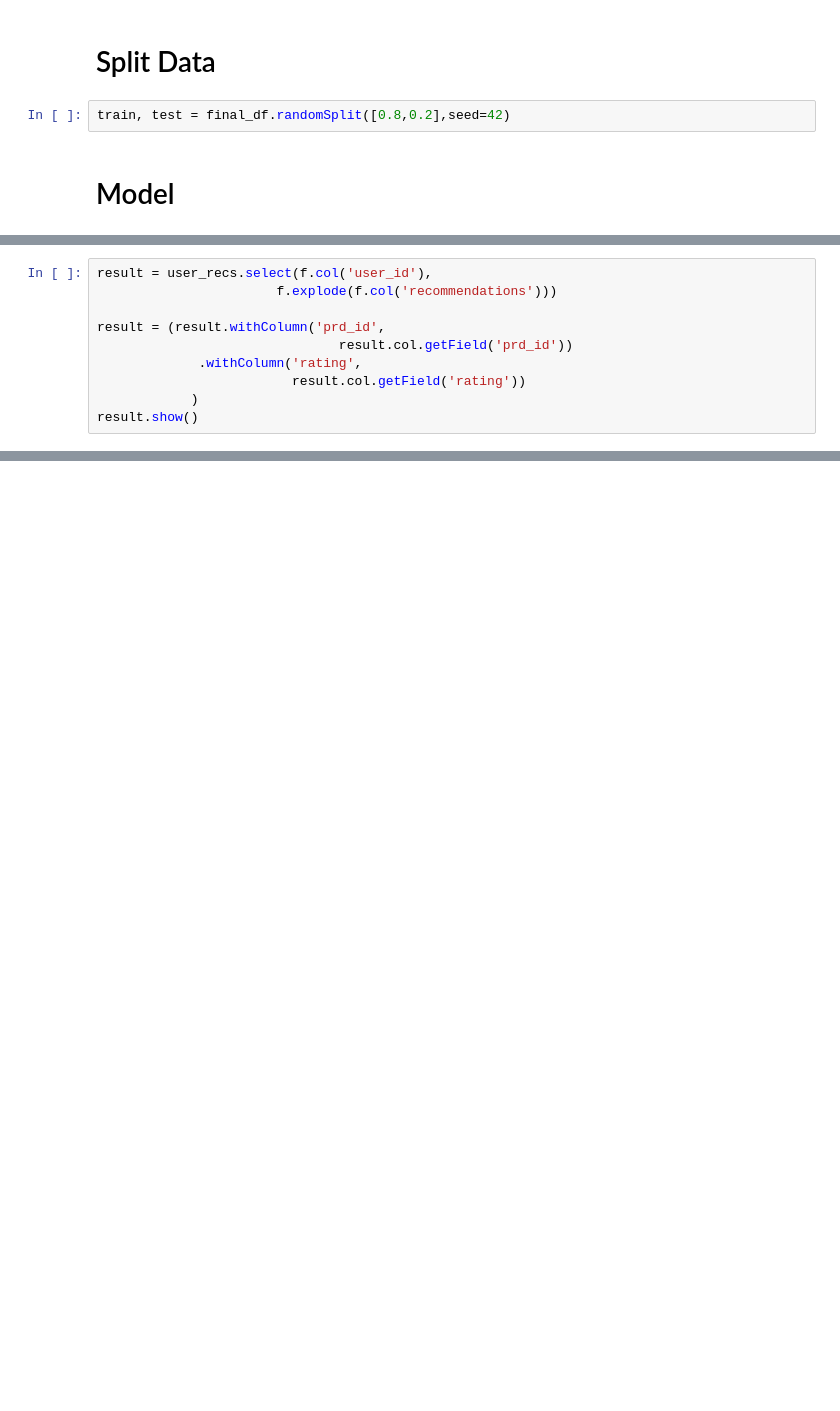
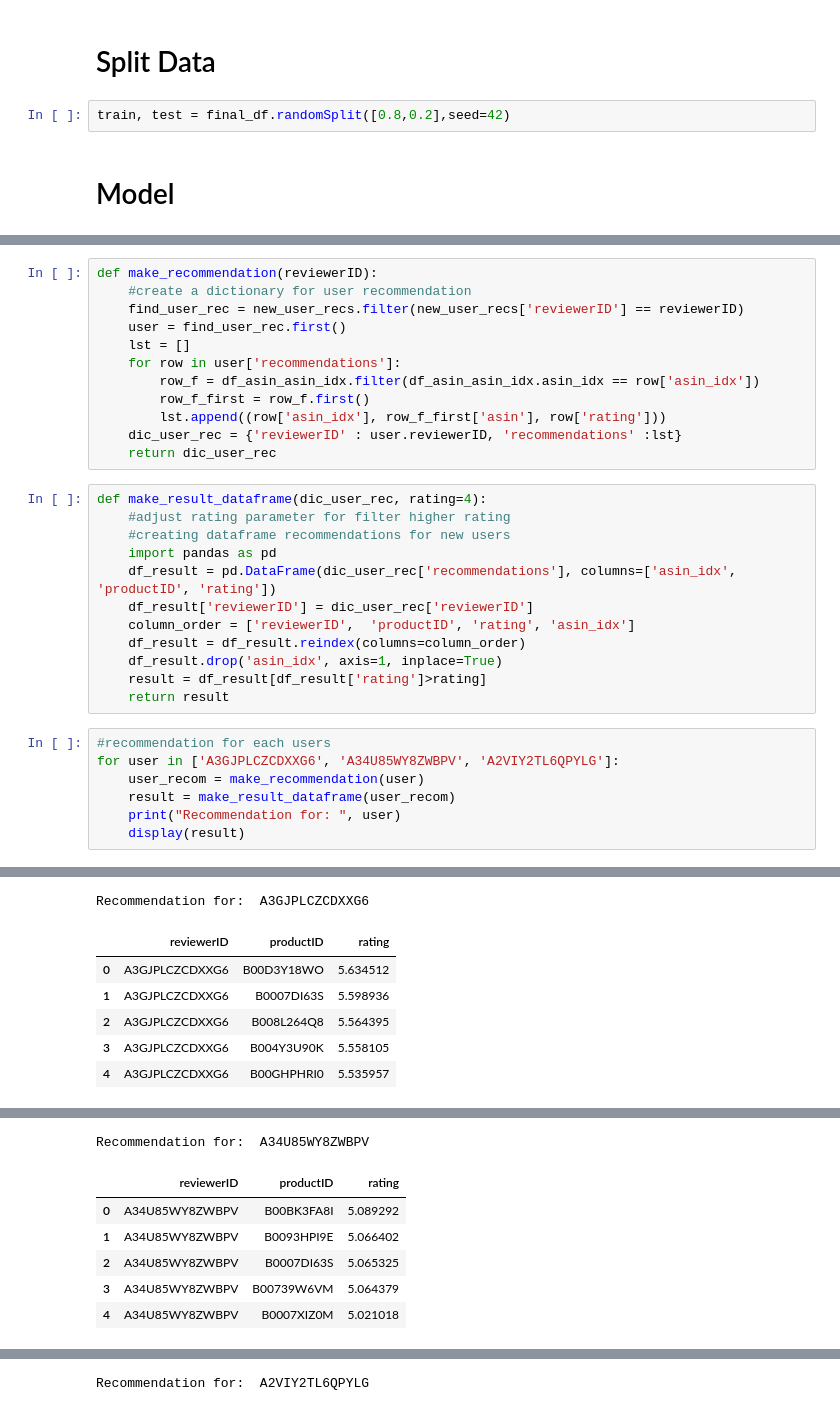
Before and after one commit to Trihamhochoi/Recommendated_System, a Jupyter notebook: CODE/ALS_CF.ipynb, the cells around one changed output, grey strips where cells are left out. Cells and saved outputs as stored; diff of their text form; blank space fills up the shorter version.

```diff
--- a/CODE/ALS_CF.ipynb
+++ b/CODE/ALS_CF.ipynb
@@ -276,10 +224,0 @@ only showing top 10 rows
-# %%
-result = user_recs.select(f.col('user_id'),
-                       f.explode(f.col('recommendations')))
-
-result = (result.withColumn('prd_id',
-                               result.col.getField('prd_id'))
-             .withColumn('rating',
-                         result.col.getField('rating'))
-            )
-result.show()
@@ -398,0 +328,32 @@ only showing top 20 rows
+# %%
+def make_recommendation(reviewerID):
+    #create a dictionary for user recommendation
+    find_user_rec = new_user_recs.filter(new_user_recs['reviewerID'] == reviewerID)
+    user = find_user_rec.first()
+    lst = []
+    for row in user['recommendations']:
+        row_f = df_asin_asin_idx.filter(df_asin_asin_idx.asin_idx == row['asin_idx'])
+        row_f_first = row_f.first()
+        lst.append((row['asin_idx'], row_f_first['asin'], row['rating']))
+    dic_user_rec = {'reviewerID' : user.reviewerID, 'recommendations' :lst}
+    return dic_user_rec
+# %%
+def make_result_dataframe(dic_user_rec, rating=4):
+    #adjust rating parameter for filter higher rating
+    #creating dataframe recommendations for new users
+    import pandas as pd
+    df_result = pd.DataFrame(dic_user_rec['recommendations'], columns=['asin_idx', 'productID', 'rating'])
+    df_result['reviewerID'] = dic_user_rec['reviewerID']
+    column_order = ['reviewerID',  'productID', 'rating', 'asin_idx']
+    df_result = df_result.reindex(columns=column_order)
+    df_result.drop('asin_idx', axis=1, inplace=True)
+    result = df_result[df_result['rating']>rating]
+    return result
+# %%
+#recommendation for each users
+for user in ['A3GJPLCZCDXXG6', 'A34U85WY8ZWBPV', 'A2VIY2TL6QPYLG']:
+    user_recom = make_recommendation(user)
+    result = make_result_dataframe(user_recom)
+    print("Recommendation for: ", user)
+    display(result)
+# %% [output]
@@ -398,0 +363,7 @@ only showing top 20 rows
+Recommendation for:  A3GJPLCZCDXXG6
+|  | reviewerID | productID | rating |
+| 0 | A3GJPLCZCDXXG6 | B00D3Y18WO | 5.634512 |
+| 1 | A3GJPLCZCDXXG6 | B0007DI63S | 5.598936 |
+| 2 | A3GJPLCZCDXXG6 | B008L264Q8 | 5.564395 |
+| 3 | A3GJPLCZCDXXG6 | B004Y3U90K | 5.558105 |
+| 4 | A3GJPLCZCDXXG6 | B00GHPHRI0 | 5.535957 |
@@ -398,0 +372,7 @@ only showing top 20 rows
+Recommendation for:  A34U85WY8ZWBPV
+|  | reviewerID | productID | rating |
+| 0 | A34U85WY8ZWBPV | B00BK3FA8I | 5.089292 |
+| 1 | A34U85WY8ZWBPV | B0093HPI9E | 5.066402 |
+| 2 | A34U85WY8ZWBPV | B0007DI63S | 5.065325 |
+| 3 | A34U85WY8ZWBPV | B00739W6VM | 5.064379 |
+| 4 | A34U85WY8ZWBPV | B0007XIZ0M | 5.021018 |
@@ -398,0 +382 @@ only showing top 20 rows
+Recommendation for:  A2VIY2TL6QPYLG
```
Also changed, not shown: parts of 54 cells of this notebook.
